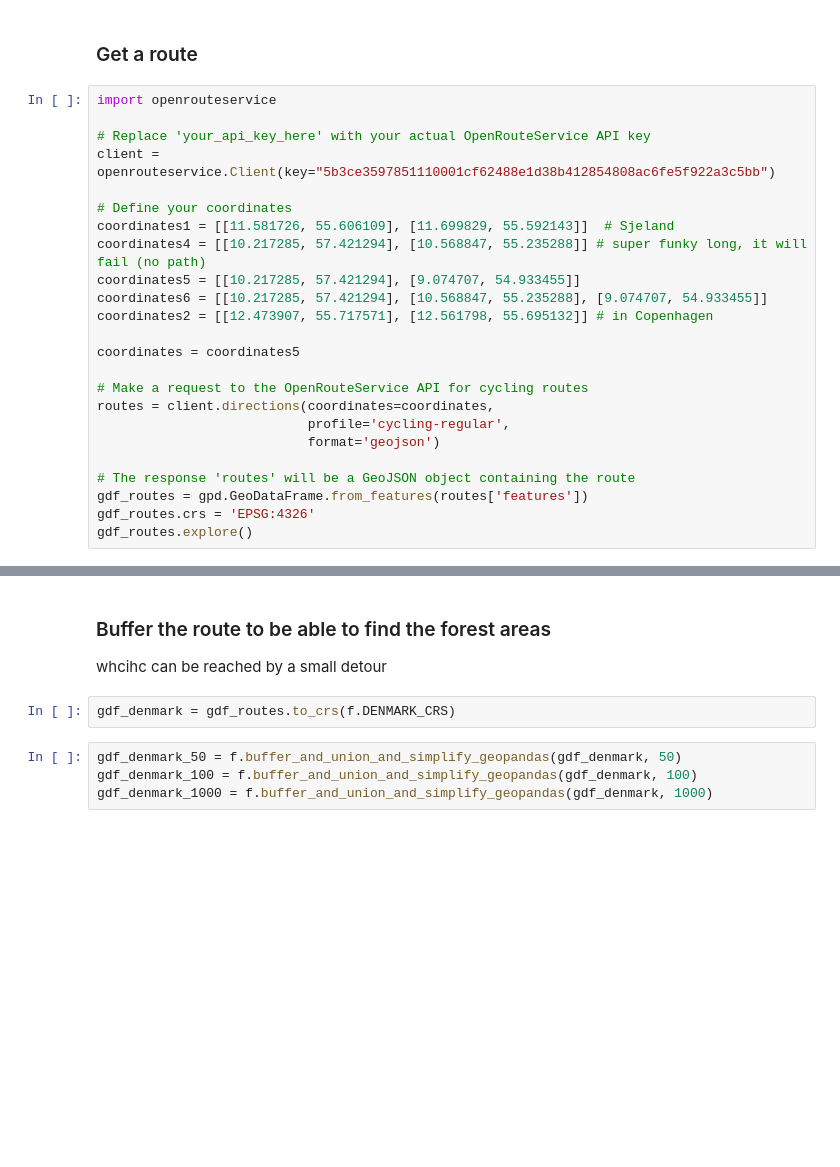
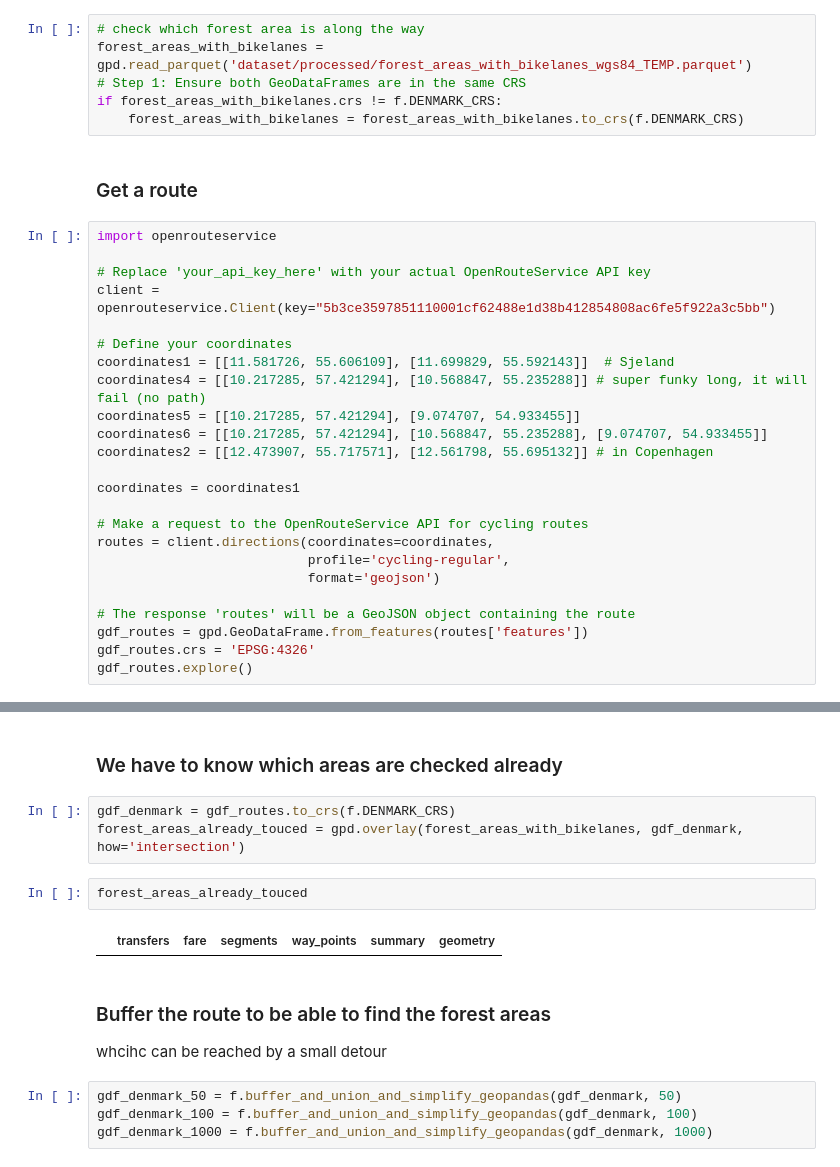
Before and after one commit to csipapicsa/geospatial_ds-project-FORK, a Jupyter notebook: logic-road_through_forest.ipynb, the cells around one changed output, grey strips where cells are left out. Drawn from its saved outputs; the diff is of its cells as text; blank space fills up the shorter version.

Commit message:
forest areas are touched

```diff
--- a/logic-road_through_forest.ipynb
+++ b/logic-road_through_forest.ipynb
@@ -8,6 +8,12 @@ import functions as f
 imp.reload(f)
 # %% [output]
 <module 'functions' from 'd:\\ITU\\Geospatial Data Science\\PROJECT\\functions.py'>
+# %%
+# check which forest area is along the way
+forest_areas_with_bikelanes = gpd.read_parquet('dataset/processed/forest_areas_with_bikelanes_wgs84_TEMP.parquet')
+# Step 1: Ensure both GeoDataFrames are in the same CRS
+if forest_areas_with_bikelanes.crs != f.DENMARK_CRS:
+    forest_areas_with_bikelanes = forest_areas_with_bikelanes.to_crs(f.DENMARK_CRS)
 # %% [markdown]
 ### Get a route
 # %%
@@ -23,7 +29,7 @@ coordinates5 = [[10.217285, 57.421294], [9.074707, 54.933455]]
 coordinates6 = [[10.217285, 57.421294], [10.568847, 55.235288], [9.074707, 54.933455]]
 coordinates2 = [[12.473907, 55.717571], [12.561798, 55.695132]] # in Copenhagen
 
-coordinates = coordinates5
+coordinates = coordinates1
 
 # Make a request to the OpenRouteService API for cycling routes
 routes = client.directions(coordinates=coordinates,
@@ -36,12 +42,19 @@ gdf_routes.crs = 'EPSG:4326'
 gdf_routes.explore()
 # %% [output]
 [interactive output not drawn]
+# %% [markdown]
+### We have to know which areas are checked already
+# %%
+gdf_denmark = gdf_routes.to_crs(f.DENMARK_CRS)
+forest_areas_already_touced = gpd.overlay(forest_areas_with_bikelanes, gdf_denmark, how='intersection')
+# %%
+forest_areas_already_touced
+# %% [output]
+|  | transfers | fare | segments | way_points | summary | geometry |
 # %% [markdown]
 ### Buffer the route to be able to find the forest areas
 
 whcihc can be reached by a small detour
-# %%
-gdf_denmark = gdf_routes.to_crs(f.DENMARK_CRS)
 # %%
 gdf_denmark_50 = f.buffer_and_union_and_simplify_geopandas(gdf_denmark, 50)
 gdf_denmark_100 = f.buffer_and_union_and_simplify_geopandas(gdf_denmark, 100)
```
Also changed, not shown: parts of 7 cells of this notebook, 4 other files.
